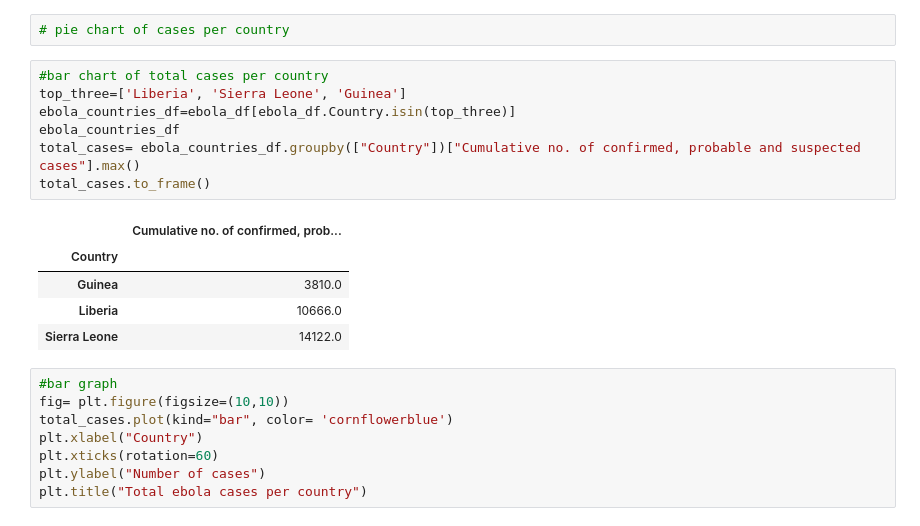
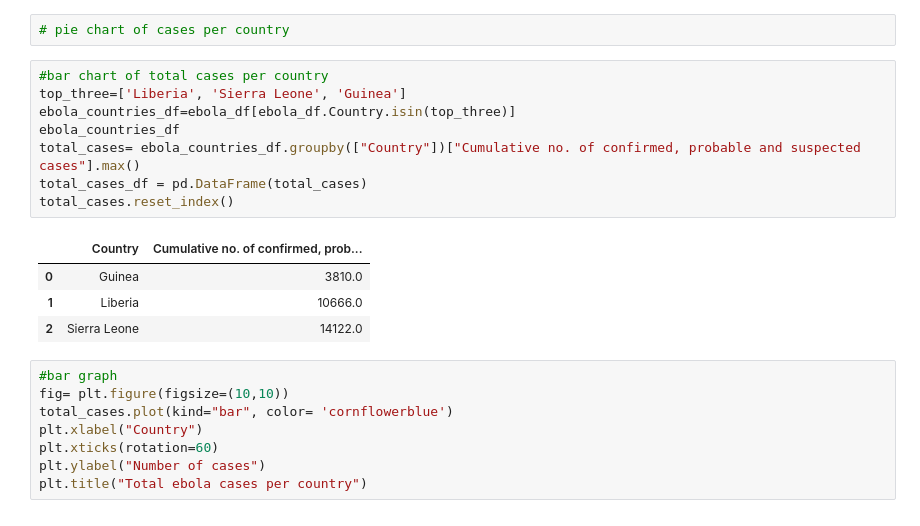
Before and after one commit to erharker/Json-s-and-the-pretty-pprintcesses, a Jupyter notebook: Ebola SARS.ipynb, the cells around one changed output. Drawn from its saved outputs; the diff is of its cells as text.

```diff
--- a/Ebola SARS.ipynb
+++ b/Ebola SARS.ipynb
@@ -163,16 +167,16 @@ Text(0.5, 1.0, 'Cumulative Ebola Deaths over time')
 # %%
 #bar chart of total cases per country
 top_three=['Liberia', 'Sierra Leone', 'Guinea']
 ebola_countries_df=ebola_df[ebola_df.Country.isin(top_three)]
 ebola_countries_df
 total_cases= ebola_countries_df.groupby(["Country"])["Cumulative no. of confirmed, probable and suspected cases"].max()
-total_cases.to_frame()
+total_cases_df = pd.DataFrame(total_cases)
+total_cases.reset_index()
 # %% [output]
-|  | Cumulative no. of confirmed, prob... |
-| Country |  |
-| Guinea | 3810.0 |
-| Liberia | 10666.0 |
-| Sierra Leone | 14122.0 |
+|  | Country | Cumulative no. of confirmed, prob... |
+| 0 | Guinea | 3810.0 |
+| 1 | Liberia | 10666.0 |
+| 2 | Sierra Leone | 14122.0 |
 # %%
 #bar graph
 fig= plt.figure(figsize=(10,10))
```
Also changed, not shown: parts of 10 cells of this notebook.
